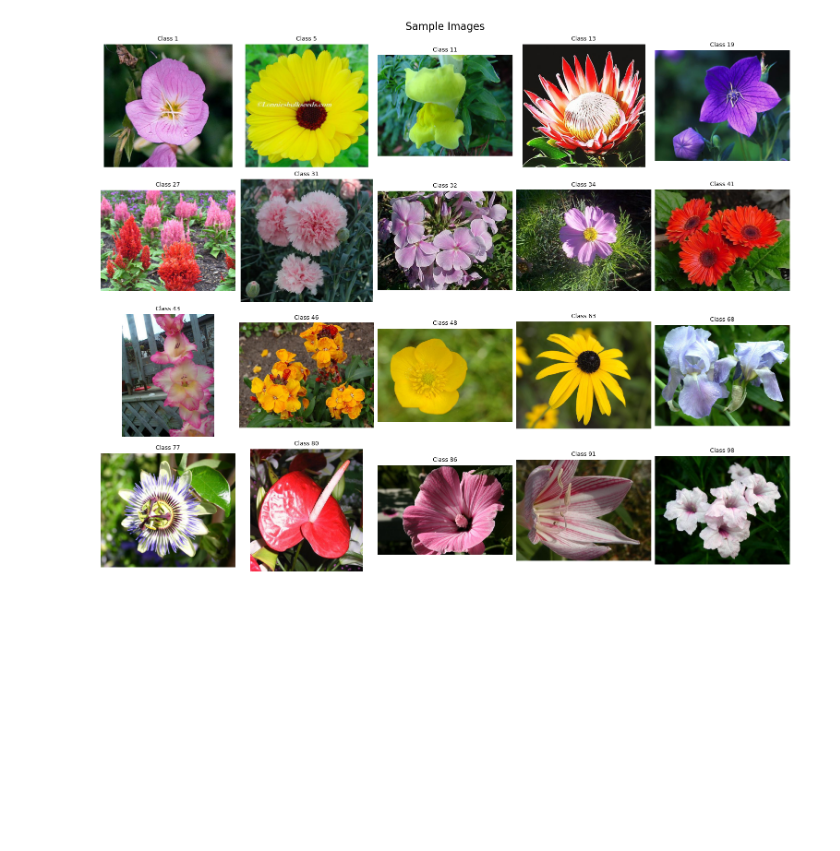
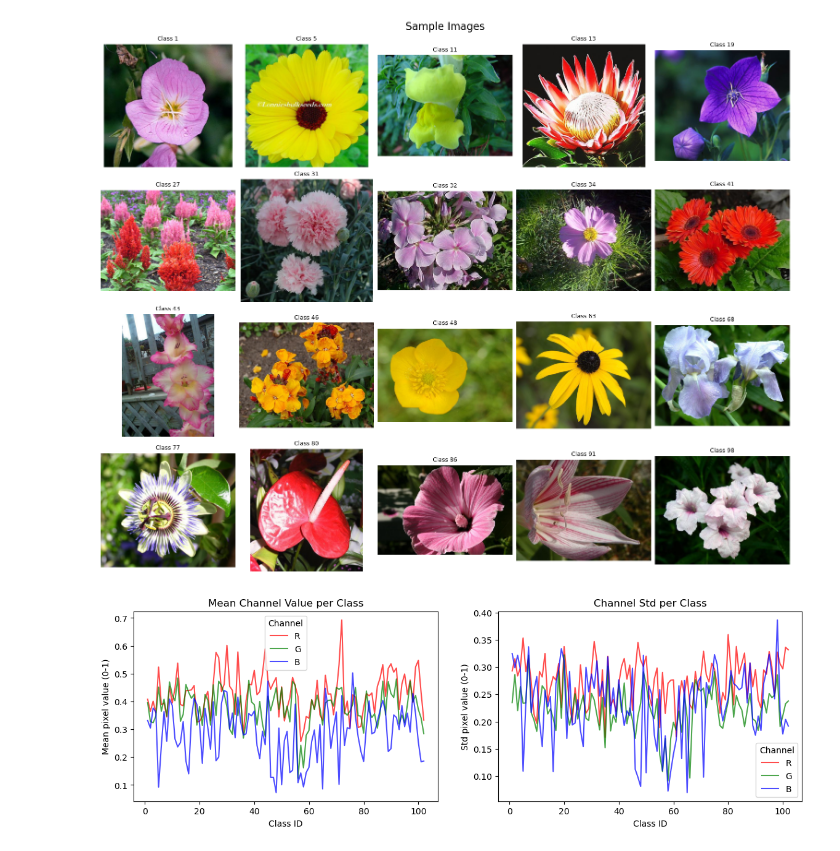
Before and after one commit to AnjaCvetkovic25/oxford_flowers102, a Jupyter notebook: main.ipynb, the cells around one changed output. Saved outputs shown, nothing was run; the diff lists cells and outputs as text; code cells hidden in the pictures; blank space fills up the shorter version.

```diff
--- a/main.ipynb
+++ b/main.ipynb
@@ -173,3 +177,35 @@ fig.set_layout_engine('constrained')
 plt.show()
 # %% [output]
 [figure]
+# %%
+channel_stats = []
+for id in np.unique(df['label'].values):
+    rows = df[df['label'] == id].sample(5, random_state=42)
+    pixels = []
+    for p in rows['path']:
+        arr = np.array(Image.open(p).convert('RGB').resize((64, 64))) / 255.0
+        pixels.append(arr.reshape(-1, 3))
+    if pixels:
+        pix = np.vstack(pixels)
+        channel_stats.append({'class': id,
+                               'mean_R': pix[:, 0].mean(), 'mean_G': pix[:, 1].mean(), 'mean_B': pix[:, 2].mean(),
+                               'std_R':  pix[:, 0].std(),  'std_G':  pix[:, 1].std(),  'std_B':  pix[:, 2].std()})
+
+stats_df = pd.DataFrame(channel_stats)
+# %%
+fig, axes = plt.subplots(1, 2, figsize=(14, 4))
+for ch, color in zip(['R', 'G', 'B'], ['red', 'green', 'blue']):
+    axes[0].plot(stats_df['class'], stats_df[f'mean_{ch}'], color=color, alpha=0.7, label=ch)
+axes[0].set_xlabel('Class ID'); axes[0].set_ylabel('Mean pixel value (0-1)')
+axes[0].set_title('Mean Channel Value per Class')
+axes[0].legend(title='Channel')
+
+for ch, color in zip(['R', 'G', 'B'], ['red', 'green', 'blue']):
+    axes[1].plot(stats_df['class'], stats_df[f'std_{ch}'], color=color, alpha=0.7, label=ch)
+axes[1].set_xlabel('Class ID'); axes[1].set_ylabel('Std pixel value (0-1)')
+axes[1].set_title('Channel Std per Class')
+axes[1].legend(title='Channel')
+
+plt.show()
+# %% [output]
+[figure, added]
```
Also changed, not shown: parts of 6 cells of this notebook, 1 other file.
